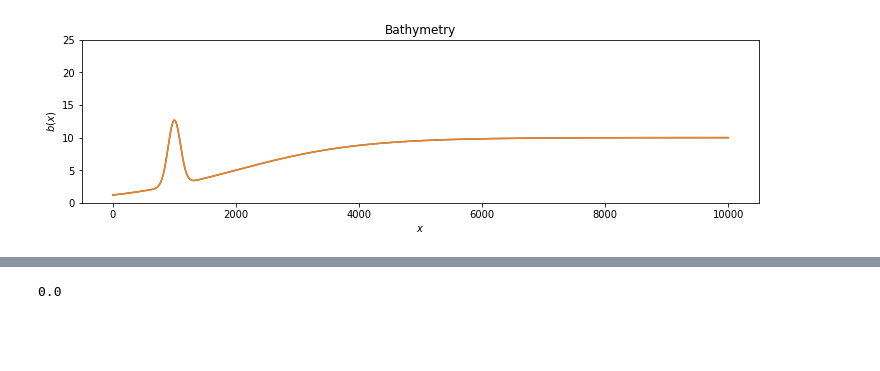
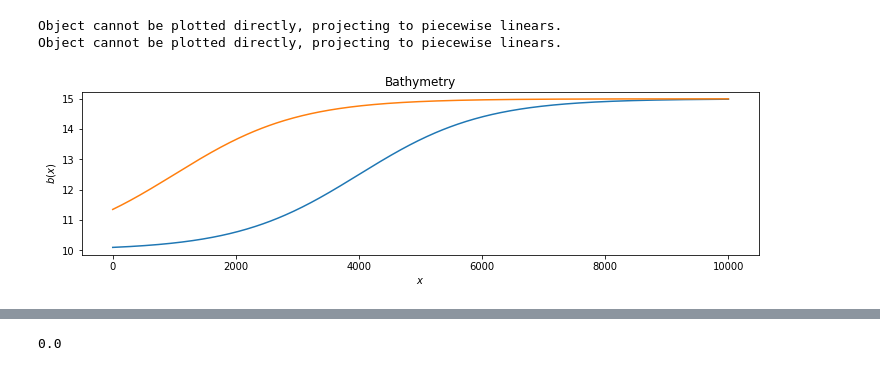
Before and after one commit to connor-duffin/sswe, a Jupyter notebook: notebooks/swe-tidal-deterministic.ipynb, the cells around one changed output, grey strips where cells are left out. Cells and saved outputs as stored; diff of their text form; code cells hidden in the pictures; blank space fills up the shorter version.

Commit message:
New SWE tidal bump model examples

```diff
--- a/notebooks/swe-tidal-deterministic.ipynb
+++ b/notebooks/swe-tidal-deterministic.ipynb
@@ -8,21 +8,26 @@ sys.path.insert(0, "../src")
 
 from swe import ShallowOne
 # %%
-control = dict(nx=500, dt=0.5, theta=0.5, simulation="tidal_flow")
+control = dict(nx=500, dt=2., theta=0.6, simulation="tidal_flow")
 
 swe = ShallowOne(control=control,
-                 params=dict(nu=1., bump_centre=1000.))
+                 params=dict(nu=1.,
+                             shore_start=1000, shore_height=2.5,
+                             bump_height=0., bump_centre=1000., bump_width=400))
 swe_perturbed = ShallowOne(control=control,
-                           params=dict(nu=1000., bump_centre=1000.))
+                           params=dict(nu=1.,
+                                       shore_start=4000, shore_height=2.5,
+                                       bump_height=0., bump_centre=8000., bump_width=400))
 t = 0.
 # %%
 fig, ax = plt.subplots(1, 1, constrained_layout=True, figsize=(10, 3))
+fe.plot(40 - swe_perturbed.H)
 fe.plot(40 - swe.H)
-fe.plot(40 - swe_perturbed.H)
 ax.set_title("Bathymetry")
 ax.set_xlabel(r"$x$")
 ax.set_ylabel(r"$b(x)$")
-ax.set_ylim((0, 25))
 plt.show()
 # %% [output]
+Object cannot be plotted directly, projecting to piecewise linears.
+Object cannot be plotted directly, projecting to piecewise linears.
-[figure, old version]
+[figure, new version]
```
Also changed, not shown: parts of 4 cells of this notebook, 2 other files.
